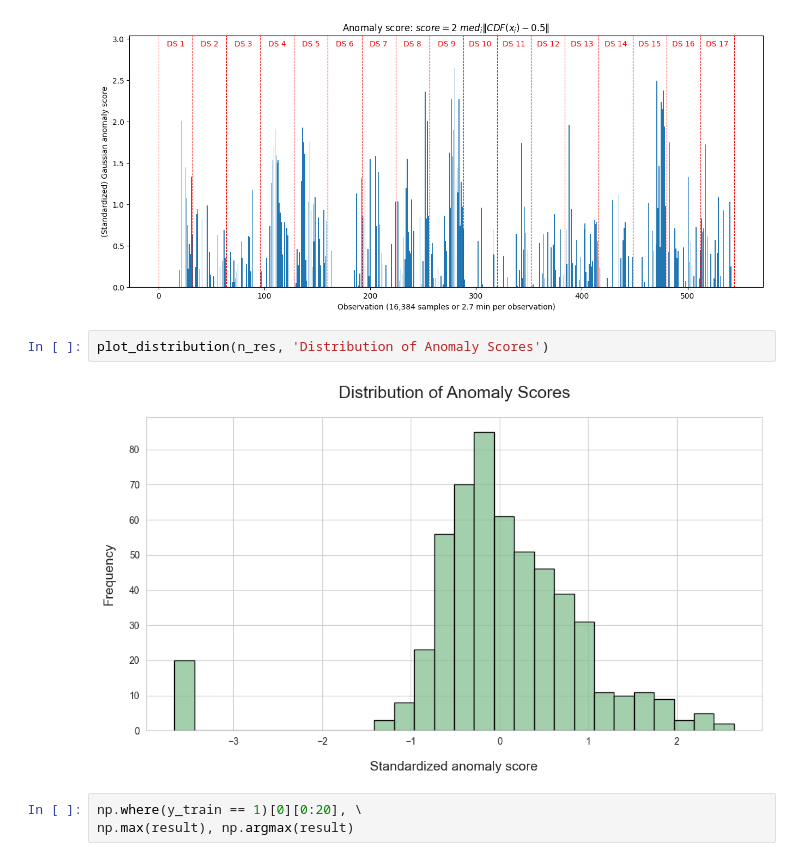
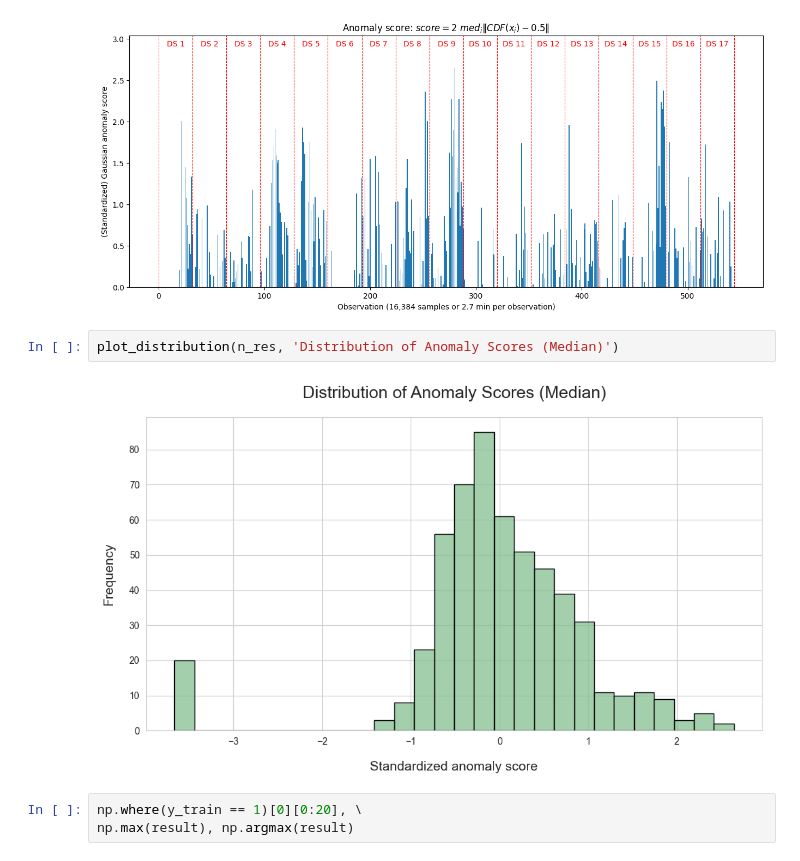
Before and after one commit to AmroAbdrabo/application-of-online-anomaly-detection-using-one-class-classification-to-z24, a Jupyter notebook: Chapter3-ActiveLearning/Streaming-AL/River/river_experiments.ipynb, the cells around one changed output. Cells and saved outputs as stored; diff of their text form.

```diff
--- a/Chapter3-ActiveLearning/Streaming-AL/River/river_experiments.ipynb
+++ b/Chapter3-ActiveLearning/Streaming-AL/River/river_experiments.ipynb
@@ -337,9 +342,9 @@ result, n_res = gaussian_scorer_multi(X_train_top_feats, window_size = 45, grace
 # %% [output]
 [figure]
 # %%
-plot_distribution(n_res, 'Distribution of Anomaly Scores')
+plot_distribution(n_res, 'Distribution of Anomaly Scores (Median)')
 # %% [output]
-[figure, old version]
+[figure, new version]
 # %%
 np.where(y_train == 1)[0][0:20], \
 np.max(result), np.argmax(result)
```
Also changed, not shown: parts of 22 cells of this notebook.
